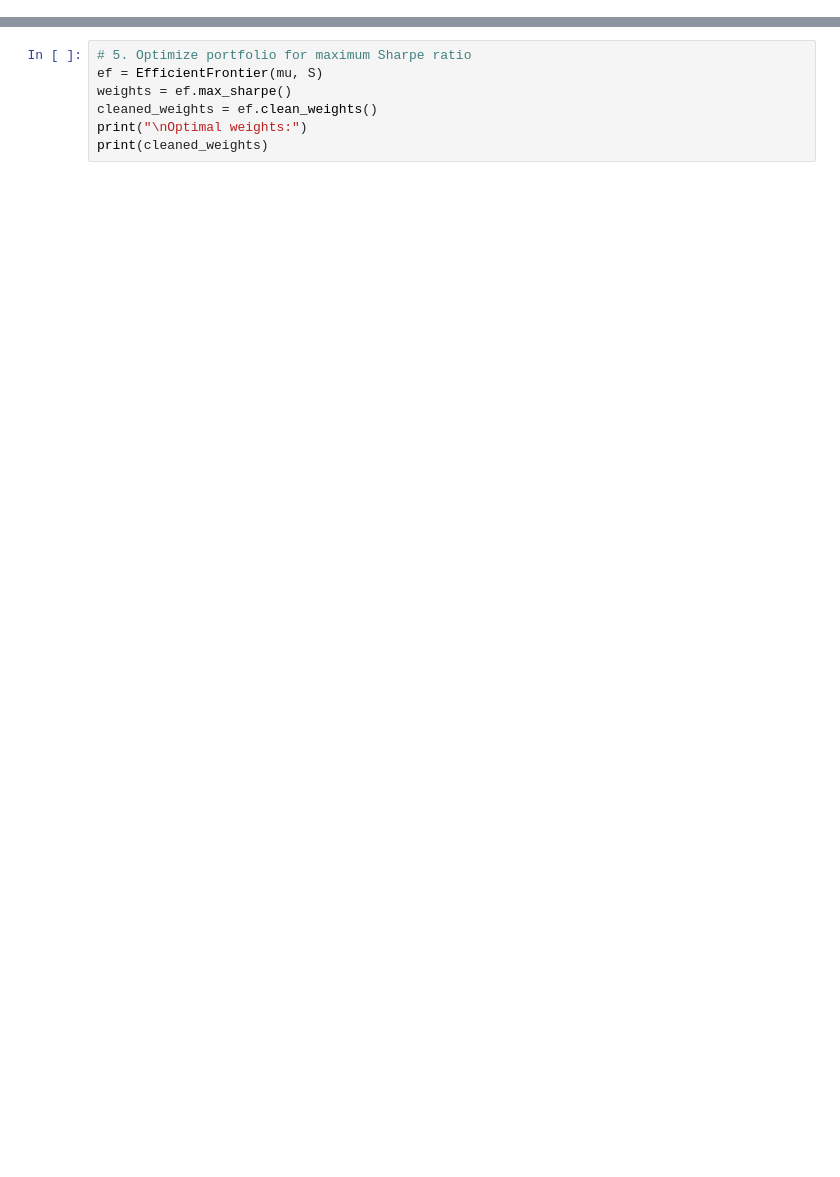
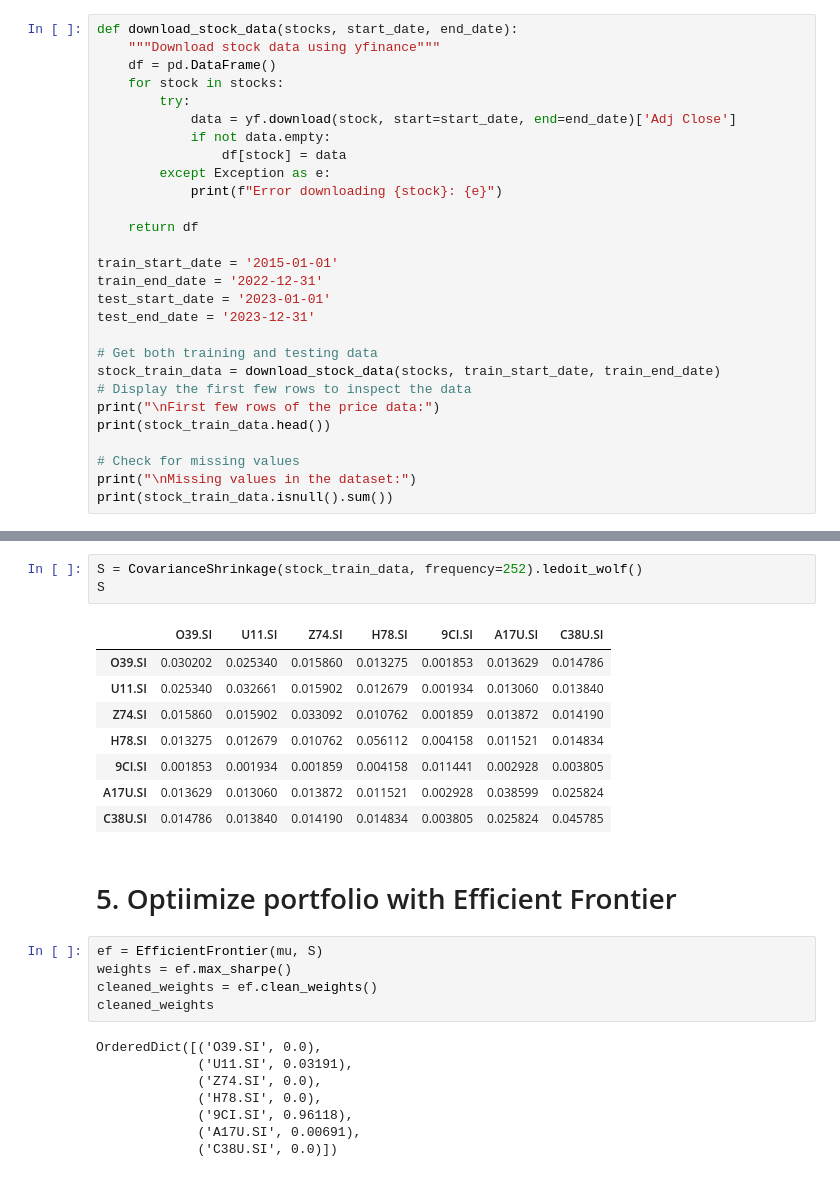
Before and after one commit to ryantjx/is4226-systematictradingstrategiesandsystems, a Jupyter notebook: indvidual_project/individual_project.ipynb, the cells around one changed output, grey strips where cells are left out. Cells and saved outputs as stored; diff of their text form; blank space fills up the shorter version.

```diff
--- a/indvidual_project/individual_project.ipynb
+++ b/indvidual_project/individual_project.ipynb
@@ -42,0 +113,28 @@ S = risk_models.CovarianceShrinkage(train_prices).ledoit_wolf()
+# %%
+def download_stock_data(stocks, start_date, end_date):
+    """Download stock data using yfinance"""
+    df = pd.DataFrame()
+    for stock in stocks:
+        try:
+            data = yf.download(stock, start=start_date, end=end_date)['Adj Close']
+            if not data.empty:
+                df[stock] = data
+        except Exception as e:
+            print(f"Error downloading {stock}: {e}")
+
+    return df
+
+train_start_date = '2015-01-01'
+train_end_date = '2022-12-31'
+test_start_date = '2023-01-01'
+test_end_date = '2023-12-31'
+
+# Get both training and testing data
+stock_train_data = download_stock_data(stocks, train_start_date, train_end_date)
+# Display the first few rows to inspect the data
+print("\nFirst few rows of the price data:")
+print(stock_train_data.head())
+
+# Check for missing values
+print("\nMissing values in the dataset:")
+print(stock_train_data.isnull().sum())
@@ -43,7 +212,27 @@ S = risk_models.CovarianceShrinkage(train_prices).ledoit_wolf()
+# %%
+S = CovarianceShrinkage(stock_train_data, frequency=252).ledoit_wolf()
+S
+# %% [output]
+|  | O39.SI | U11.SI | Z74.SI | H78.SI | 9CI.SI | A17U.SI | C38U.SI |
+| O39.SI | 0.030202 | 0.025340 | 0.015860 | 0.013275 | 0.001853 | 0.013629 | 0.014786 |
+| U11.SI | 0.025340 | 0.032661 | 0.015902 | 0.012679 | 0.001934 | 0.013060 | 0.013840 |
+| Z74.SI | 0.015860 | 0.015902 | 0.033092 | 0.010762 | 0.001859 | 0.013872 | 0.014190 |
+| H78.SI | 0.013275 | 0.012679 | 0.010762 | 0.056112 | 0.004158 | 0.011521 | 0.014834 |
+| 9CI.SI | 0.001853 | 0.001934 | 0.001859 | 0.004158 | 0.011441 | 0.002928 | 0.003805 |
+| A17U.SI | 0.013629 | 0.013060 | 0.013872 | 0.011521 | 0.002928 | 0.038599 | 0.025824 |
+| C38U.SI | 0.014786 | 0.013840 | 0.014190 | 0.014834 | 0.003805 | 0.025824 | 0.045785 |
+# %% [markdown]
+# 5. Optiimize portfolio with Efficient Frontier
 # %%
-# 5. Optimize portfolio for maximum Sharpe ratio
 ef = EfficientFrontier(mu, S)
 weights = ef.max_sharpe()
 cleaned_weights = ef.clean_weights()
-print("\nOptimal weights:")
-print(cleaned_weights)
+cleaned_weights
+# %% [output]
+OrderedDict([('O39.SI', 0.0),
+             ('U11.SI', 0.03191),
+             ('Z74.SI', 0.0),
+             ('H78.SI', 0.0),
+             ('9CI.SI', 0.96118),
+             ('A17U.SI', 0.00691),
+             ('C38U.SI', 0.0)])
```
Also changed, not shown: parts of 33 cells of this notebook.
